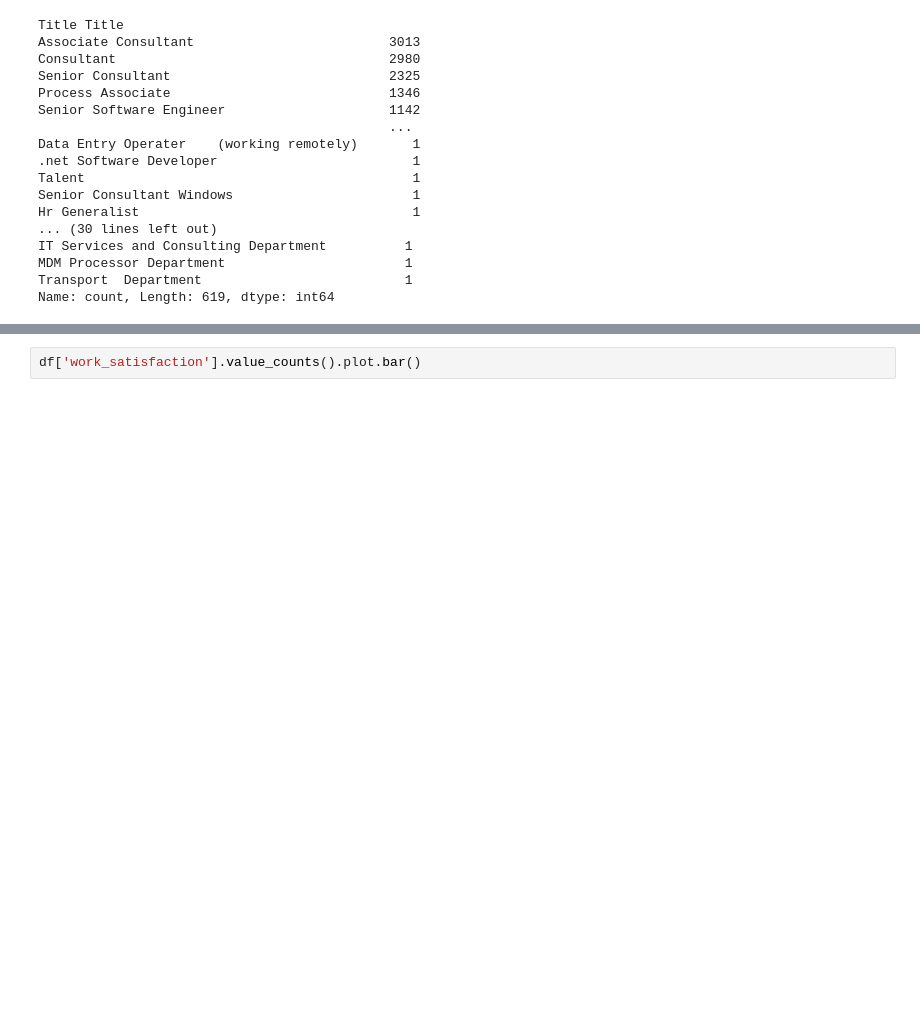
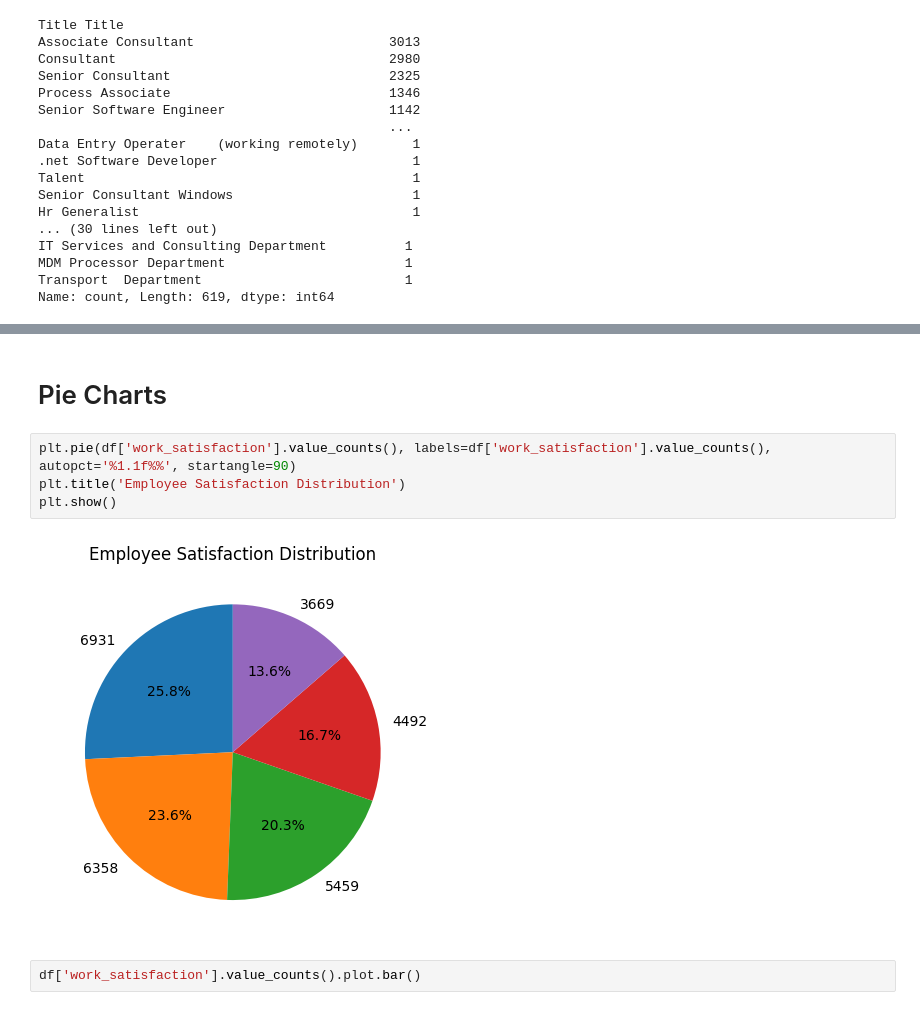
Before and after one commit to Soha85/Soha85, a Jupyter notebook: employees-satisfaction.ipynb, the cells around one changed output, grey strips where cells are left out. Saved outputs shown, nothing was run; the diff lists cells and outputs as text; blank space fills up the shorter version.

```diff
--- a/employees-satisfaction.ipynb
+++ b/employees-satisfaction.ipynb
@@ -105,3 +111,11 @@ outlier percentages= 0.03397177045900789
+# %% [markdown]
+# Pie Charts
+# %%
+plt.pie(df['work_satisfaction'].value_counts(), labels=df['work_satisfaction'].value_counts(), autopct='%1.1f%%', startangle=90)
+plt.title('Employee Satisfaction Distribution')
+plt.show()
+# %% [output]
+[figure, added]
 # %%
 df['work_satisfaction'].value_counts().plot.bar()
 # %% [output]
```
Also changed, not shown: parts of 21 cells of this notebook.
